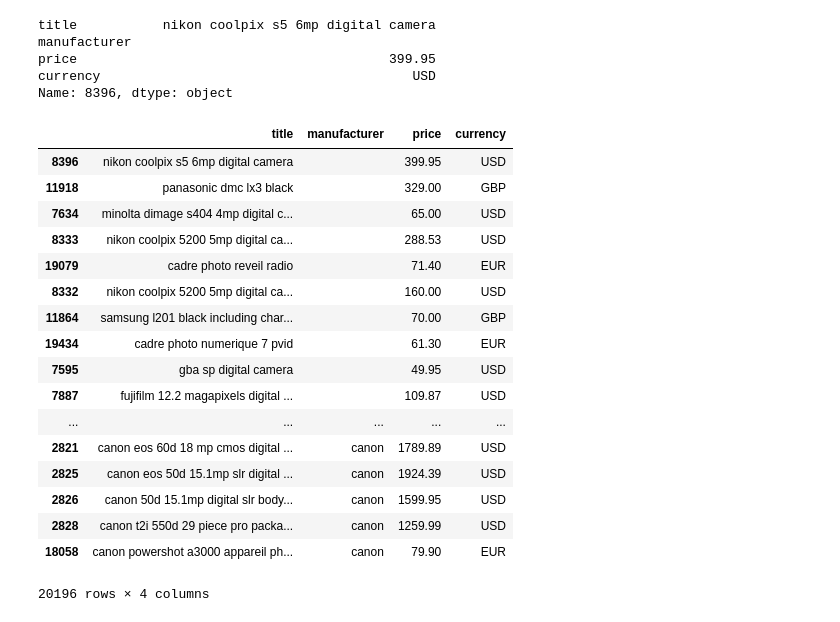
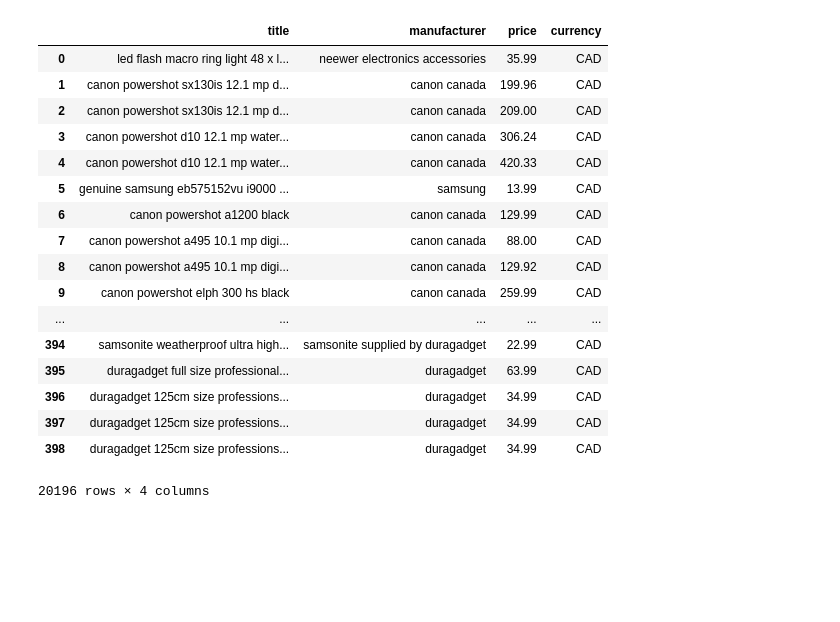
Before and after one commit to awesomejie/Price-Finder, a Jupyter notebook: main_notebook.ipynb, the cells around one changed output. Saved outputs shown, nothing was run; the diff lists cells and outputs as text; code cells hidden in the pictures; blank space fills up the shorter version.

```diff
--- a/main_notebook.ipynb
+++ b/main_notebook.ipynb
@@ -100,30 +80,21 @@ Name: 742, dtype: object
-# %%
-pd.set_option('display.max_rows', 1000)
-df_listings_sorted = df_listings.sort_values('manufacturer', axis = 0)
-print(df_listings_sorted.iloc[0])
-df_listings_sorted
-#df_listings_sorted[df_listings_sorted['manufacturer']=='canon']
-# %% [output]
-title           nikon coolpix s5 6mp digital camera
-manufacturer
-price                                        399.95
-currency                                        USD
-Name: 8396, dtype: object
-|  | title | manufacturer | price | currency |
-| 8396 | nikon coolpix s5 6mp digital camera |  | 399.95 | USD |
-| 11918 | panasonic dmc lx3 black |  | 329.00 | GBP |
-| 7634 | minolta dimage s404 4mp digital c... |  | 65.00 | USD |
-| 8333 | nikon coolpix 5200 5mp digital ca... |  | 288.53 | USD |
-| 19079 | cadre photo reveil radio |  | 71.40 | EUR |
-| 8332 | nikon coolpix 5200 5mp digital ca... |  | 160.00 | USD |
-| 11864 | samsung l201 black including char... |  | 70.00 | GBP |
-| 19434 | cadre photo numerique 7 pvid |  | 61.30 | EUR |
-| 7595 | gba sp digital camera |  | 49.95 | USD |
-| 7887 | fujifilm 12.2 magapixels digital ... |  | 109.87 | USD |
-| ... | ... | ... | ... | ... |
-| 2821 | canon eos 60d 18 mp cmos digital ... | canon | 1789.89 | USD |
-| 2825 | canon eos 50d 15.1mp slr digital ... | canon | 1924.39 | USD |
-| 2826 | canon 50d 15.1mp digital slr body... | canon | 1599.95 | USD |
-| 2828 | canon t2i 550d 29 piece pro packa... | canon | 1259.99 | USD |
-| 18058 | canon powershot a3000 appareil ph... | canon | 79.90 | EUR |
-20196 rows × 4 columns
+# %%
+df_listings
+# %% [output]
+|  | title | manufacturer | price | currency |
+| 0 | led flash macro ring light 48 x l... | neewer electronics accessories | 35.99 | CAD |
+| 1 | canon powershot sx130is 12.1 mp d... | canon canada | 199.96 | CAD |
+| 2 | canon powershot sx130is 12.1 mp d... | canon canada | 209.00 | CAD |
+| 3 | canon powershot d10 12.1 mp water... | canon canada | 306.24 | CAD |
+| 4 | canon powershot d10 12.1 mp water... | canon canada | 420.33 | CAD |
+| 5 | genuine samsung eb575152vu i9000 ... | samsung | 13.99 | CAD |
+| 6 | canon powershot a1200 black | canon canada | 129.99 | CAD |
+| 7 | canon powershot a495 10.1 mp digi... | canon canada | 88.00 | CAD |
+| 8 | canon powershot a495 10.1 mp digi... | canon canada | 129.92 | CAD |
+| 9 | canon powershot elph 300 hs black | canon canada | 259.99 | CAD |
+| ... | ... | ... | ... | ... |
+| 394 | samsonite weatherproof ultra high... | samsonite supplied by duragadget | 22.99 | CAD |
+| 395 | duragadget full size professional... | duragadget | 63.99 | CAD |
+| 396 | duragadget 125cm size professions... | duragadget | 34.99 | CAD |
+| 397 | duragadget 125cm size professions... | duragadget | 34.99 | CAD |
+| 398 | duragadget 125cm size professions... | duragadget | 34.99 | CAD |
+20196 rows × 4 columns
```
Also changed, not shown: parts of 13 cells of this notebook, 4 other files.
